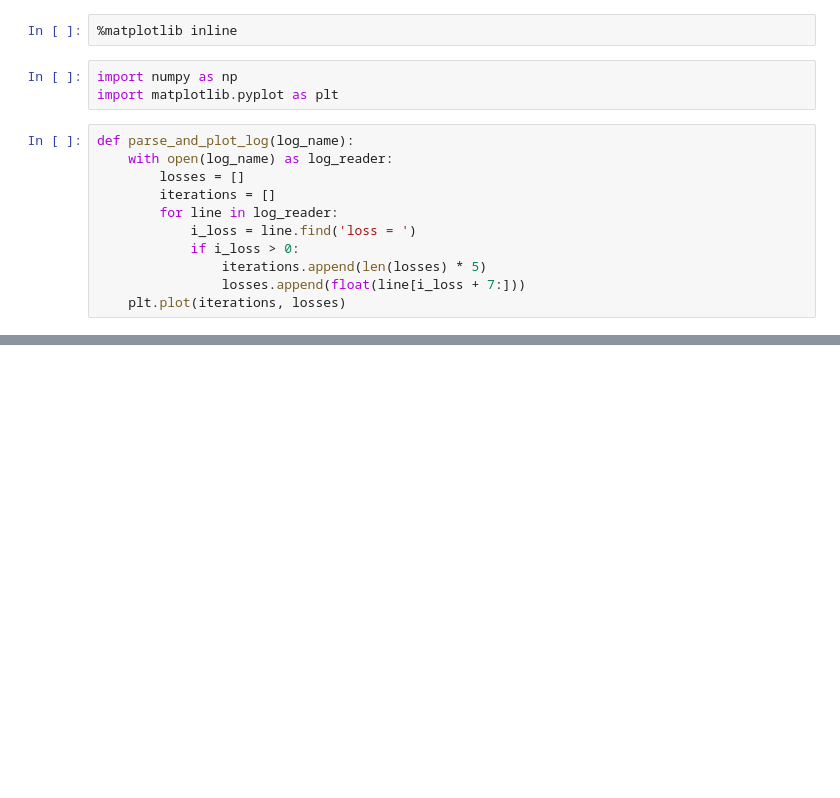
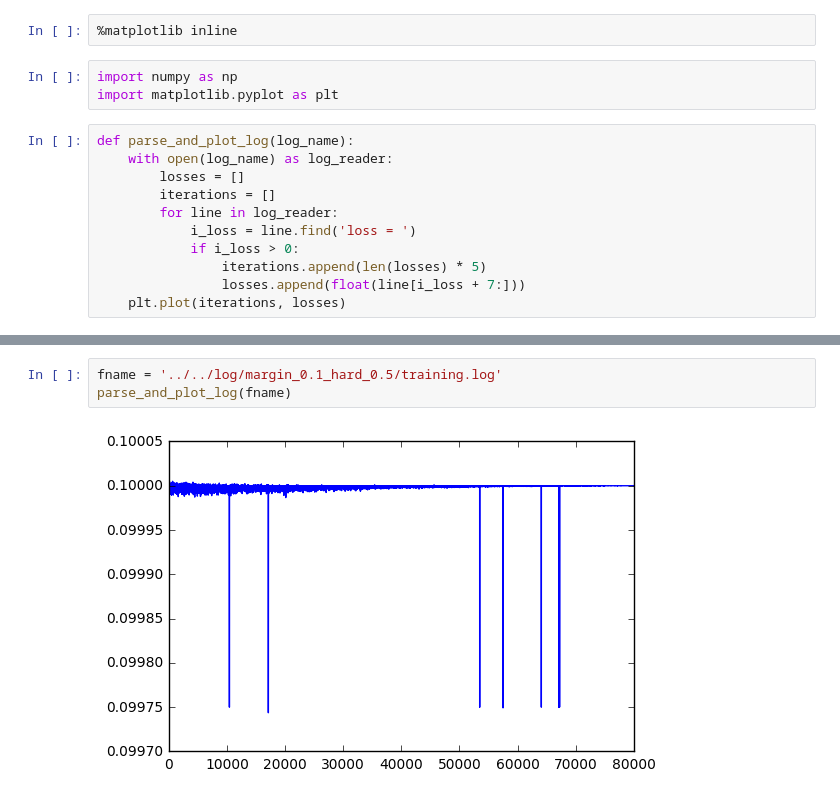
Before and after one commit to LittleHann/Break12306Captcha, a Jupyter notebook: triplet_notebook/triplet loss training log analysis.ipynb, the cells around one changed output, grey strips where cells are left out. Saved outputs shown, nothing was run; the diff lists cells and outputs as text; blank space fills up the shorter version.

```diff
--- a/triplet_notebook/triplet loss training log analysis.ipynb
+++ b/triplet_notebook/triplet loss training log analysis.ipynb
@@ -26,0 +32,5 @@ parse_and_plot_log(fname)
+# %%
+fname = '../../log/margin_0.1_hard_0.5/training.log'
+parse_and_plot_log(fname)
+# %% [output]
+[figure, added]
```
Also changed, not shown: parts of 3 cells of this notebook.
